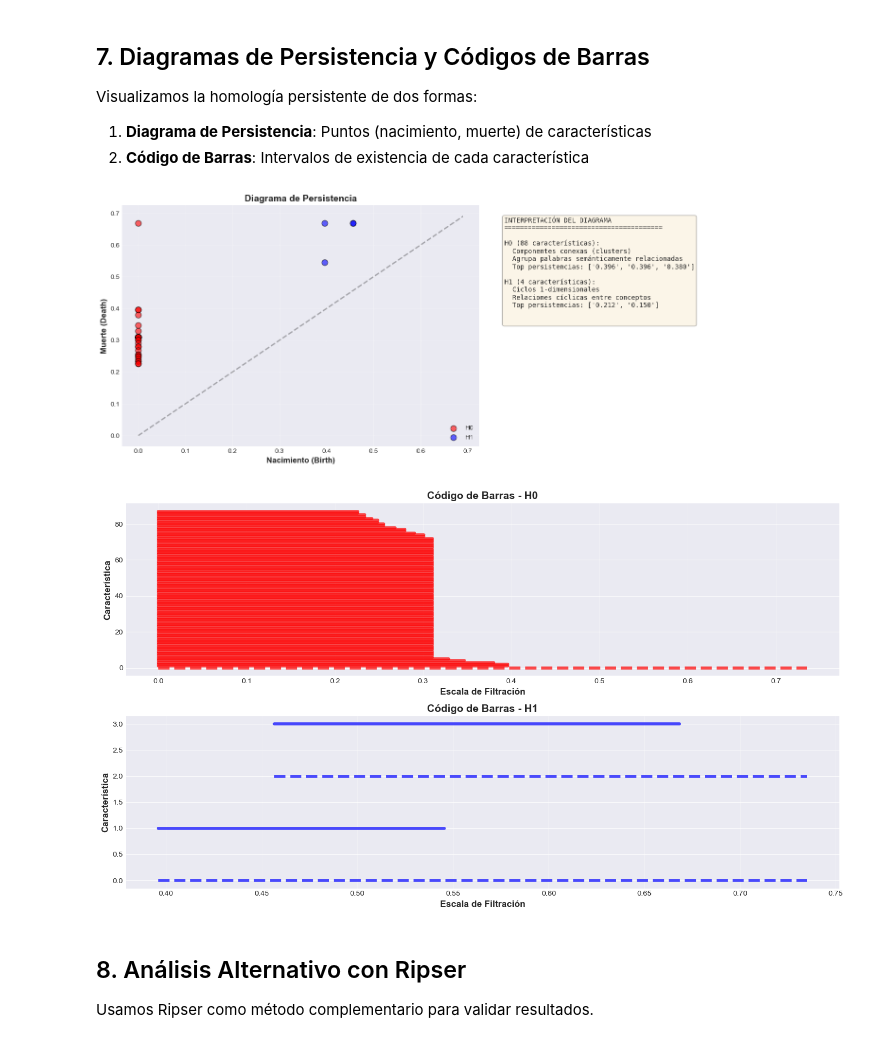
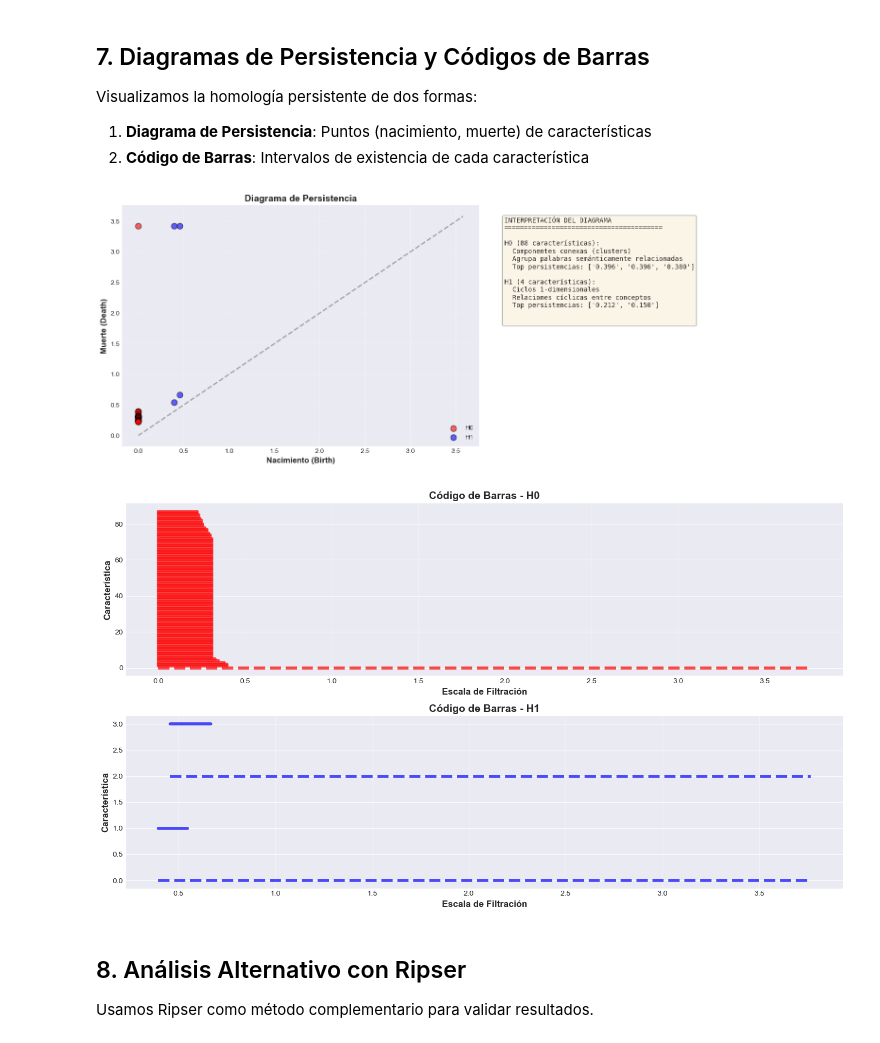
Before and after one commit to cero1979/Repositorio, a Jupyter notebook: ATD_Analisis_Texto.ipynb, the cells around one changed output. Saved outputs shown, nothing was run; the diff lists cells and outputs as text; code cells hidden in the pictures.

```diff
--- a/ATD_Analisis_Texto.ipynb
+++ b/ATD_Analisis_Texto.ipynb
@@ -412,0 +344,16 @@ Simplices por dimensión:
+# %%
+# Crear mapeo de nodos para el complejo simplicial
+def crear_mapeo_nodos(G, vocab):
+    """Crea mapeo entre nombres de nodos y índices para GUDHI"""
+    # GUDHI requiere nodos como enteros consecutivos desde 0
+    nodo_a_indice = {nodo: idx for idx, nodo in enumerate(G.nodes())}
+    indice_a_nodo = {idx: nodo for nodo, idx in nodo_a_indice.items()}
+
+    return nodo_a_indice, indice_a_nodo
+
+nodo_a_indice, indice_a_nodo = crear_mapeo_nodos(G, vocab)
+
+print("Mapeo de nodos:")
+print(f"  Nodos en el grafo: {G.number_of_nodes()}")
+print(f"  Nodos mapeados: {len(nodo_a_indice)}")
+print(f"  Primeros 5 mapeos: {list(nodo_a_indice.items())[:5]}")
@@ -841,7 +868,9 @@ for dim in sorted(persistence_por_dim.keys()):
     for birth, death in persistence_por_dim[dim]:
         births.append(birth)
         if death == float('inf'):
-            deaths.append(matriz_distancias[matriz_distancias < np.inf].max())
+            # Para complejo de cliques, usar un valor máximo basado en los pesos PMI
+            max_pmi = max([data['weight'] for _, _, data in G.edges(data=True)]) if G.edges() else 1.0
+            deaths.append(max_pmi)
         else:
             deaths.append(death)
 
@@ -897,41 +926,43 @@ ax.text(0.05, 0.95, info_text, transform=ax.transAxes,
 plt.tight_layout()
 plt.show()
 # %% [output]
-[figure, old version]
+[figure, new version]
 # %%
 # Código de barras
 fig, axes = plt.subplots(len(persistence_por_dim), 1,
                          figsize=(14, 4 * len(persistence_por_dim)))
 
 if len(persistence_por_dim) == 1:
     axes = [axes]
 
 colors_bar = ['red', 'blue', 'green', 'purple']
 
 for idx, dim in enumerate(sorted(persistence_por_dim.keys())):
     ax = axes[idx]
 
     # Ordenar por nacimiento
     intervals = sorted(persistence_por_dim[dim], key=lambda x: x[0])
 
     for i, (birth, death) in enumerate(intervals):
         if death == float('inf'):
-            death = matriz_distancias[matriz_distancias < np.inf].max() * 1.1
+            # Para complejo de cliques, usar un valor máximo basado en los pesos PMI
+            max_pmi = max([data['weight'] for _, _, data in G.edges(data=True)]) if G.edges() else 1.0
+            death = max_pmi * 1.1
             ax.plot([birth, death], [i, i], color=colors_bar[dim % len(colors_bar)],
                    linewidth=4, alpha=0.7, linestyle='--')
         else:
             ax.plot([birth, death], [i, i], color=colors_bar[dim % len(colors_bar)],
                    linewidth=4, alpha=0.7)
 
     ax.set_xlabel('Escala de Filtración', fontsize=12, fontweight='bold')
     ax.set_ylabel('Característica', fontsize=12, fontweight='bold')
     ax.set_title(f'Código de Barras - H{dim}', fontsize=14, fontweight='bold')
     ax.grid(True, alpha=0.3, axis='x')
 
 plt.tight_layout()
 plt.show()
 # %% [output]
-[figure, old version]
+[figure, new version]
 # %% [markdown]
 ## 8. Análisis Alternativo con Ripser
 
```
Also changed, not shown: parts of 17 cells of this notebook.
